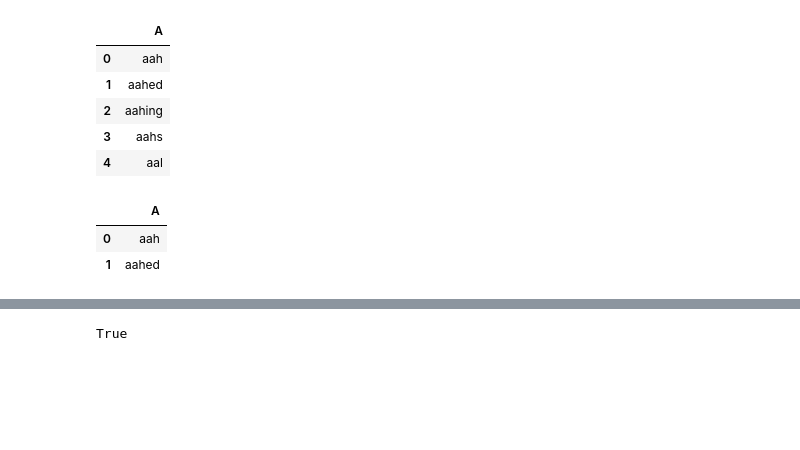
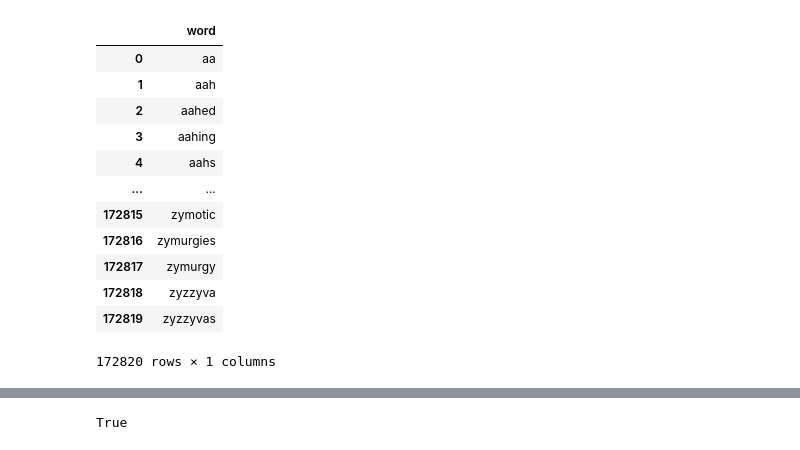
Before and after one commit to Radascript/wordle_solver, a Jupyter notebook: dict_anal.ipynb, the cells around one changed output, grey strips where cells are left out. Drawn from its saved outputs; the diff is of its cells as text; code cells hidden in the pictures; blank space fills up the shorter version.

```diff
--- a/dict_anal.ipynb
+++ b/dict_anal.ipynb
@@ -6,2 +8,3 @@ from pathlib import Path
 # %%
-words = pd.read_csv("dict2.csv")
+words = pd.read_csv("dict2.csv", header=None)
+words.head()
@@ -8,16 +18,17 @@ words = pd.read_csv("dict2.csv")
 # %%
-words = words.rename(columns={'aa':'A'})
-words.head()
+words = words.rename(columns={0:'word'})
+words
 # %% [output]
-|  | A |
-| 0 | aah |
-| 1 | aahed |
-| 2 | aahing |
-| 3 | aahs |
-| 4 | aal |
+|  | word |
+| 0 | aa |
+| 1 | aah |
+| 2 | aahed |
+| 3 | aahing |
+| 4 | aahs |
+| ... | ... |
+| 172815 | zymotic |
+| 172816 | zymurgies |
+| 172817 | zymurgy |
+| 172818 | zyzzyva |
+| 172819 | zyzzyvas |
+172820 rows × 1 columns
-# %%
-words[0:2]
-# %% [output]
-|  | A |
-| 0 | aah |
-| 1 | aahed |
```
Also changed, not shown: parts of 24 cells of this notebook.
